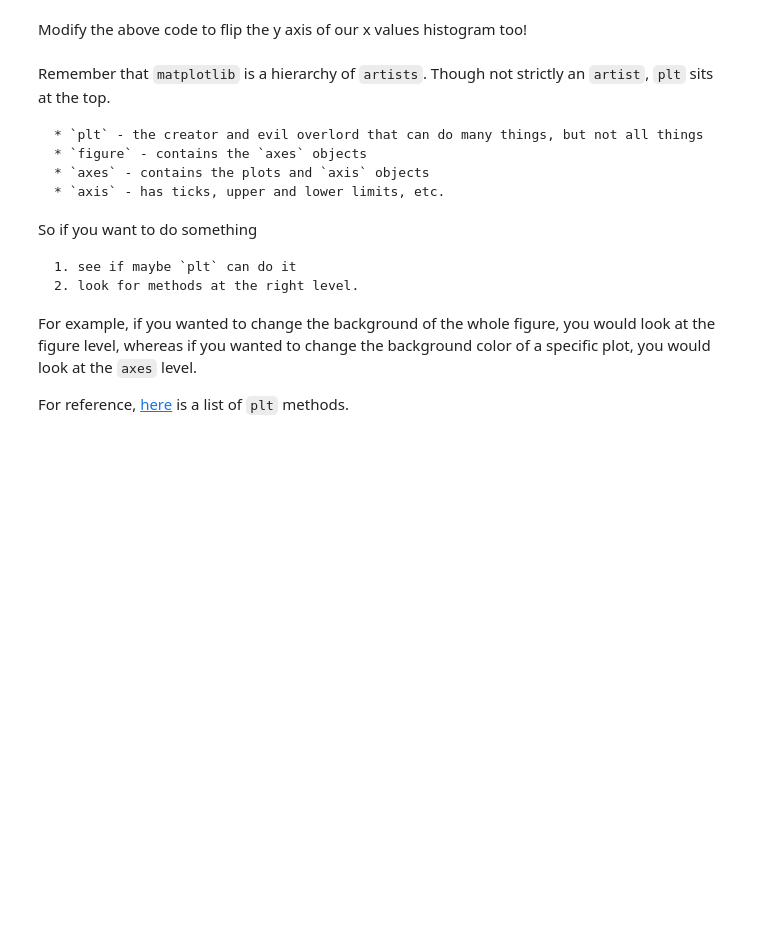
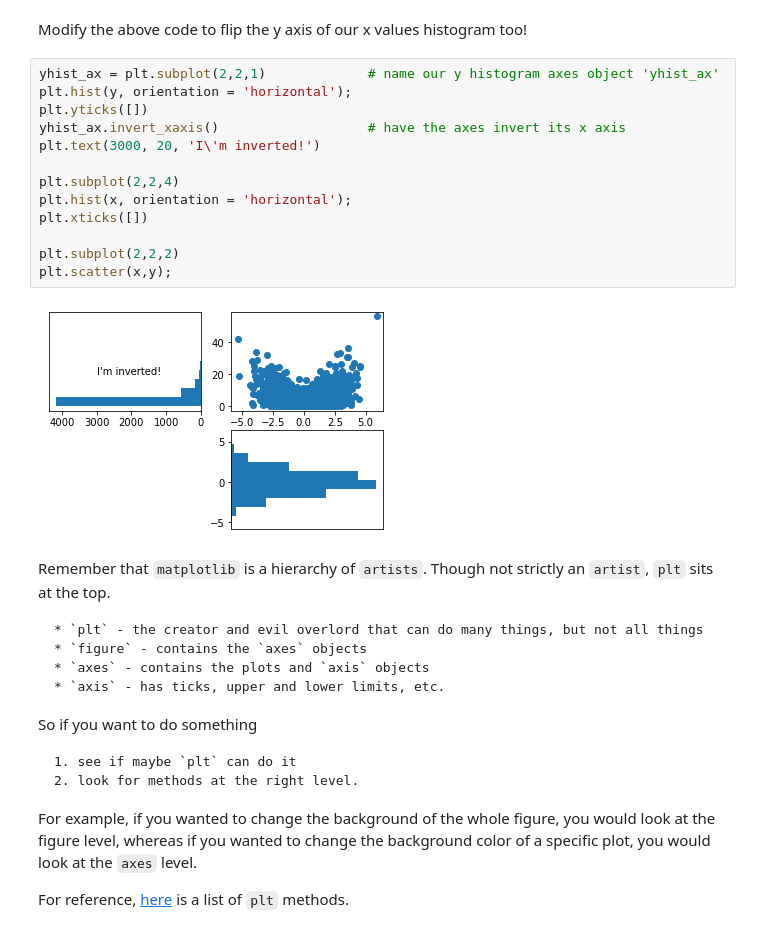
Before and after one commit to scingram1120/FDS-CourseTwo, a Jupyter notebook: t9.ipynb, the cells around one changed output. Drawn from its saved outputs; the diff is of its cells as text; blank space fills up the shorter version.

```diff
--- a/t9.ipynb
+++ b/t9.ipynb
@@ -207,6 +217,21 @@ plt.scatter(x,y);
 [figure]
 # %% [markdown]
 Modify the above code to flip the y axis of our x values histogram too!
+# %%
+yhist_ax = plt.subplot(2,2,1)             # name our y histogram axes object 'yhist_ax'
+plt.hist(y, orientation = 'horizontal');
+plt.yticks([])
+yhist_ax.invert_xaxis()                   # have the axes invert its x axis
+plt.text(3000, 20, 'I\'m inverted!')
+
+plt.subplot(2,2,4)
+plt.hist(x, orientation = 'horizontal');
+plt.xticks([])
+
+plt.subplot(2,2,2)
+plt.scatter(x,y);
+# %% [output]
+[figure, added]
 # %% [markdown]
 Remember that `matplotlib` is a hierarchy of `artists`. Though not strictly an `artist`, `plt` sits at the top.
 
```
Also changed, not shown: parts of 2 cells of this notebook.
